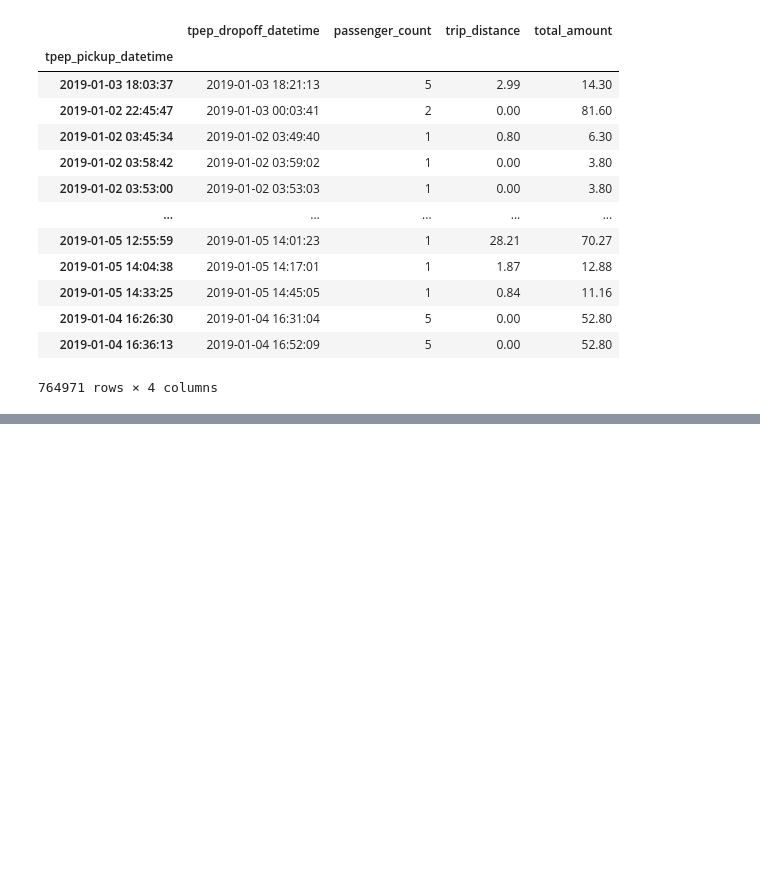
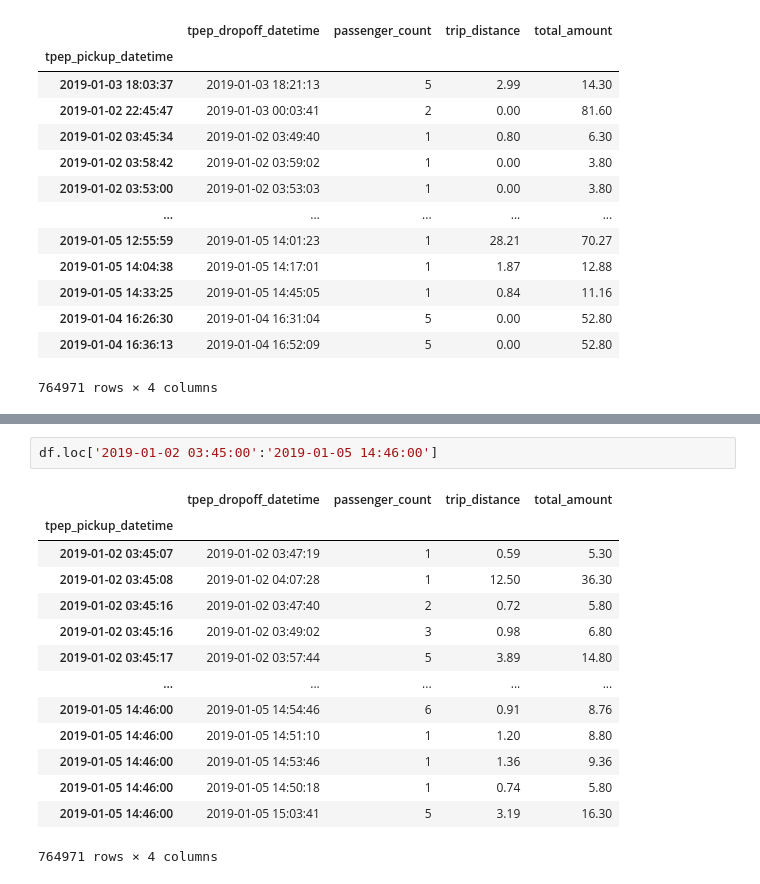
Before and after one commit to reuven/oreilly-2022-07July-analytics, a Jupyter notebook: 2022-08Aug-23.ipynb, the cells around one changed output, grey strips where cells are left out. Drawn from its saved outputs; the diff is of its cells as text; blank space fills up the shorter version.

```diff
--- a/2022-08Aug-23.ipynb
+++ b/2022-08Aug-23.ipynb
@@ -1736,0 +1761,17 @@ df.loc['2019-01-02 03:45:00':'2019-01-05 14:46:00']
+# %%
+df.loc['2019-01-02 03:45:00':'2019-01-05 14:46:00']
+# %% [output]
+|  | tpep_dropoff_datetime | passenger_count | trip_distance | total_amount |
+| tpep_pickup_datetime |  |  |  |  |
+| 2019-01-02 03:45:07 | 2019-01-02 03:47:19 | 1 | 0.59 | 5.30 |
+| 2019-01-02 03:45:08 | 2019-01-02 04:07:28 | 1 | 12.50 | 36.30 |
+| 2019-01-02 03:45:16 | 2019-01-02 03:47:40 | 2 | 0.72 | 5.80 |
+| 2019-01-02 03:45:16 | 2019-01-02 03:49:02 | 3 | 0.98 | 6.80 |
+| 2019-01-02 03:45:17 | 2019-01-02 03:57:44 | 5 | 3.89 | 14.80 |
+| ... | ... | ... | ... | ... |
+| 2019-01-05 14:46:00 | 2019-01-05 14:54:46 | 6 | 0.91 | 8.76 |
+| 2019-01-05 14:46:00 | 2019-01-05 14:51:10 | 1 | 1.20 | 8.80 |
+| 2019-01-05 14:46:00 | 2019-01-05 14:53:46 | 1 | 1.36 | 9.36 |
+| 2019-01-05 14:46:00 | 2019-01-05 14:50:18 | 1 | 0.74 | 5.80 |
+| 2019-01-05 14:46:00 | 2019-01-05 15:03:41 | 5 | 3.19 | 16.30 |
+764971 rows × 4 columns
```
Also changed, not shown: parts of 1 cell of this notebook.
